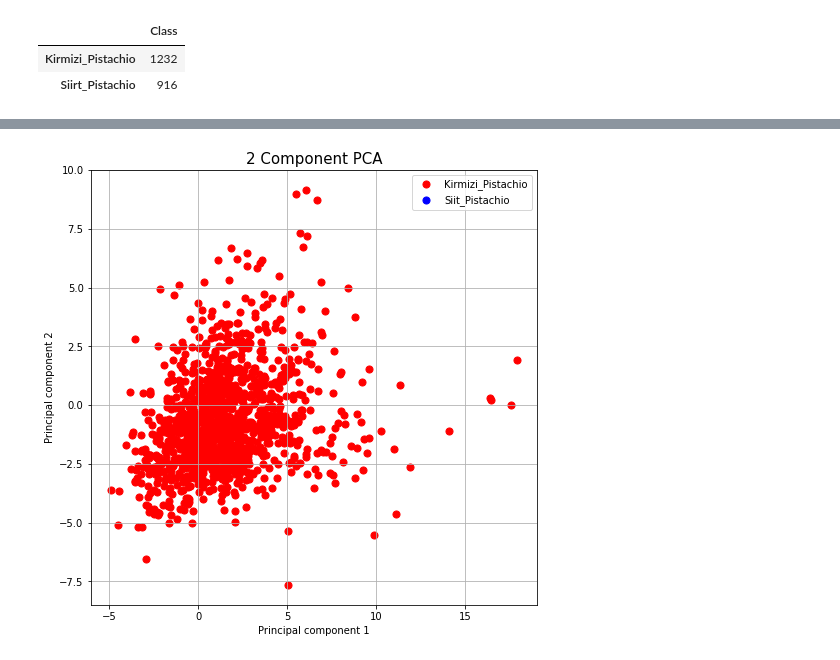
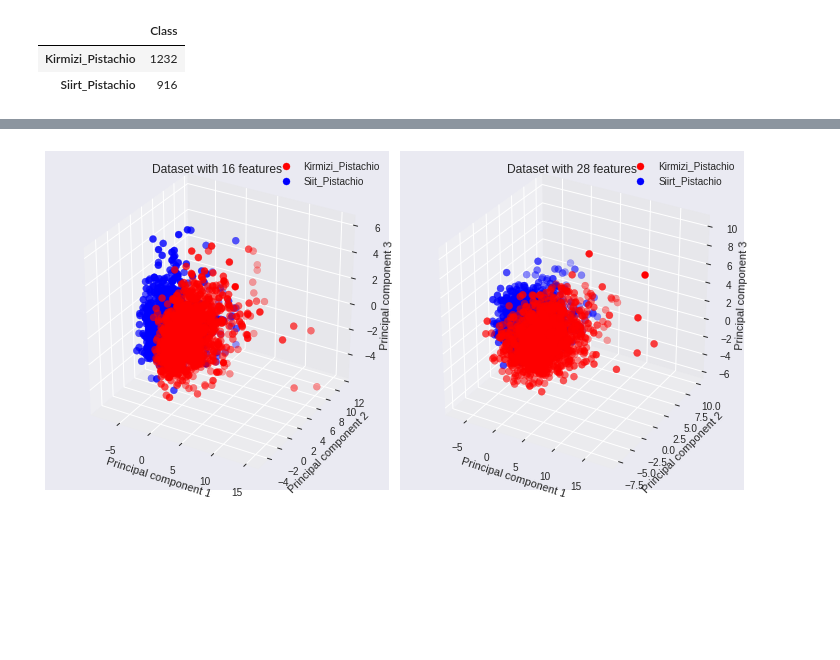
Before and after one commit to rafero1/ama2022-pistachio, a Jupyter notebook: Kmeans.ipynb, the cells around one changed output, grey strips where cells are left out. Drawn from its saved outputs; the diff is of its cells as text; code cells hidden in the pictures; blank space fills up the shorter version.

```diff
--- a/Kmeans.ipynb
+++ b/Kmeans.ipynb
@@ -236,12 +117,10 @@ dataset['Labels'].value_counts().to_frame()
 # %%
 pca = PCA()
 
-components = pca.fit_transform(X)
-features = range(pca.n_components_)
+components = pca.fit_transform(X_std)
 
-plt.bar(features, pca.explained_variance_ratio_)
-plt.xlabel('PCA features')
-plt.ylabel('Variance (%)')
-plt.xticks(features)
+plt.plot(range(1, 29), pca.explained_variance_ratio_.cumsum())
+plt.xlabel('Number of components')
+plt.ylabel('Cumulative explained variance')
 plt.show()
 # %% [output]
@@ -248,0 +128,7 @@ plt.show()
+# %%
+df1 = pd.DataFrame(
+    data = components[:,:3],
+    columns = ['principal component 1', 'principal component 2', 'principal component 3']
+)
+df = pd.concat([df1, dataset['Class']], axis = 1)
+projections.append(df)
@@ -249,27 +185,30 @@ plt.show()
 # %%
-df1 = pd.DataFrame(
-    data = components[:,:2],
-    columns = ['principal component 1', 'principal component 2']
-)
-df = pd.concat([df1, dataset['Class']], axis = 1)
+fig = plt.figure(figsize=(10, 5))
 
-fig = plt.figure(figsize = (8,8))
+j = 1
+for df in projections:
+  ax = fig.add_subplot(1,2,j, projection='3d')
+  ax.set_xlabel('Principal component 1')
+  ax.set_ylabel('Principal component 2')
+  ax.set_zlabel('Principal component 3')
+  ax.set_title('Dataset with 16 features' if j == 1 else 'Dataset with 28 features')
 
-ax = fig.add_subplot(1,1,1)
-ax.set_xlabel('Principal component 1')
-ax.set_ylabel('Principal component 2')
-ax.set_title('2 Component PCA', fontsize = 15)
+  labels = ['Kirmizi_Pistachio', 'Siit_Pistachio' if j == 1 else 'Siirt_Pistachio']
+  colors = ['r', 'b']
+  for label, color in zip(labels, colors):
+      i = df['Class'] == label
+      ax.scatter(
+          df.loc[i, 'principal component 1'],
+          df.loc[i, 'principal component 2'],
+          df.loc[i, 'principal component 3'],
+          c = color,
+          s = 50
+      )
+  ax.legend(labels)
+  j += 1
 
-labels = ['Kirmizi_Pistachio', 'Siit_Pistachio']
-colors = ['r', 'b']
-for label, color in zip(labels, colors):
-    i = df['Class'] == label
-    ax.scatter(
-        df.loc[i, 'principal component 1'],
-        df.loc[i, 'principal component 2'],
-        c = color,
-        s = 50
-    )
-ax.legend(labels)
-ax.grid()
+fig.tight_layout()
+plt.show()
+# plt.savefig("projection.png")
+# files.download("projection.png")
 # %% [output]
@@ -276 +217 @@ ax.grid()
-[figure, old version]
+[figure, new version]
```
Also changed, not shown: parts of 21 cells of this notebook.
